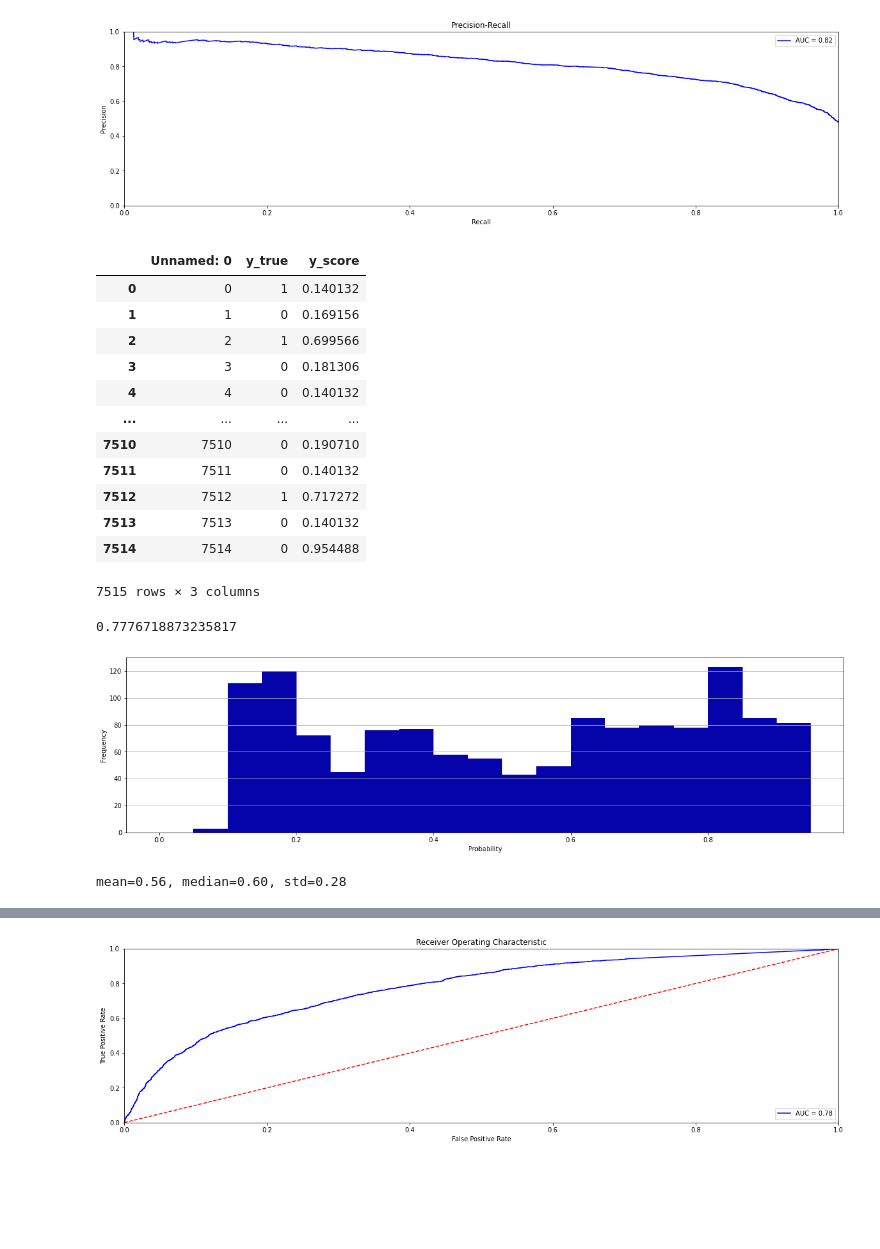
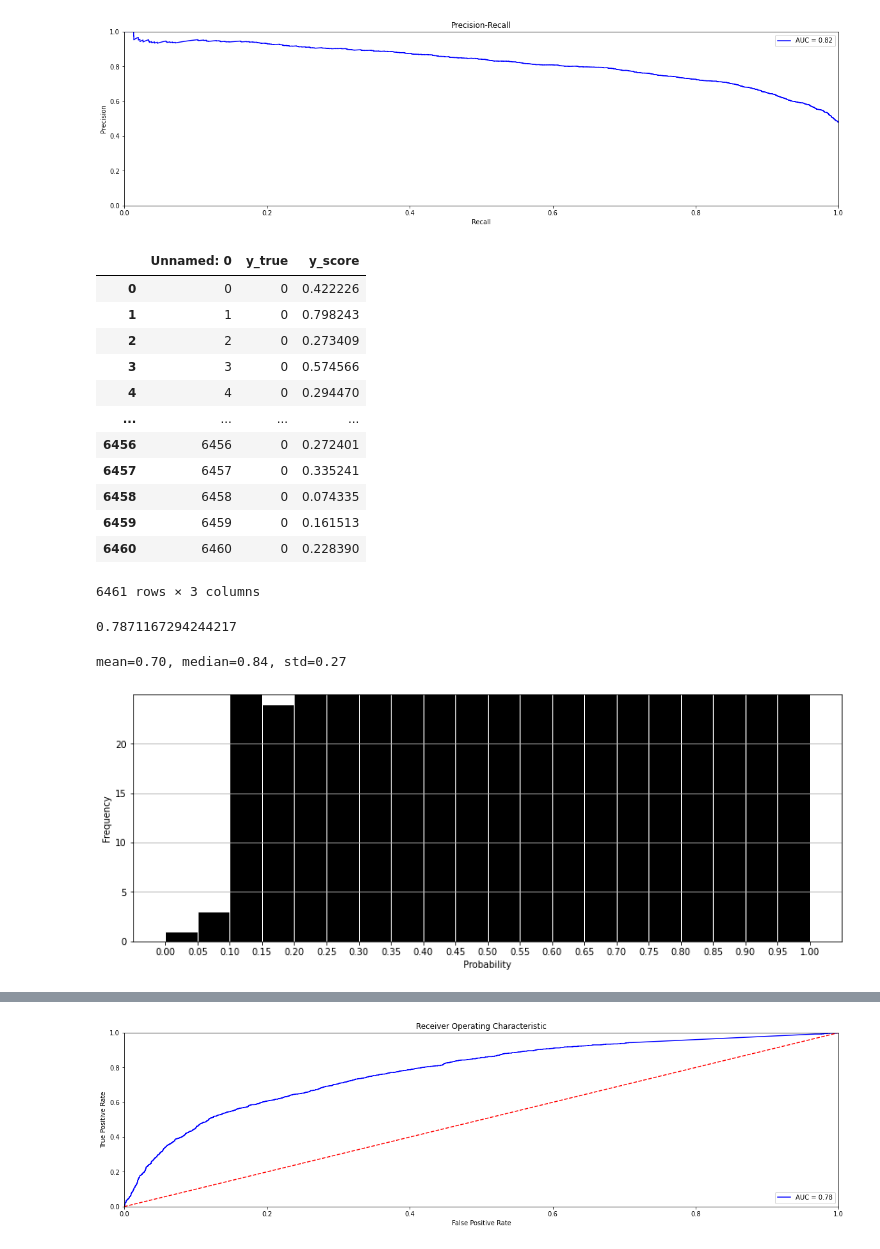
Before and after one commit to uw-swag/jit-bugpred, a Jupyter notebook: notebooks/jitgnn.ipynb, the cells around one changed output, grey strips where cells are left out. Cells and saved outputs as stored; diff of their text form; code cells hidden in the pictures; blank space fills up the shorter version.

```diff
--- a/notebooks/jitgnn.ipynb
+++ b/notebooks/jitgnn.ipynb
@@ -1238,42 +1232,48 @@ plt.show()
 # %% [output]
 [figure]
 # %%
-df = pd.read_csv('../data/test_result_33.csv')
+df = pd.read_csv('../data/test_result_18.csv')
 df
 # %% [output]
 |  | Unnamed: 0 | y_true | y_score |
-| 0 | 0 | 1 | 0.140132 |
-| 1 | 1 | 0 | 0.169156 |
-| 2 | 2 | 1 | 0.699566 |
-| 3 | 3 | 0 | 0.181306 |
-| 4 | 4 | 0 | 0.140132 |
+| 0 | 0 | 0 | 0.422226 |
+| 1 | 1 | 0 | 0.798243 |
+| 2 | 2 | 0 | 0.273409 |
+| 3 | 3 | 0 | 0.574566 |
+| 4 | 4 | 0 | 0.294470 |
 | ... | ... | ... | ... |
-| 7510 | 7510 | 0 | 0.190710 |
-| 7511 | 7511 | 0 | 0.140132 |
-| 7512 | 7512 | 1 | 0.717272 |
-| 7513 | 7513 | 0 | 0.140132 |
-| 7514 | 7514 | 0 | 0.954488 |
+| 6456 | 6456 | 0 | 0.272401 |
+| 6457 | 6457 | 0 | 0.335241 |
+| 6458 | 6458 | 0 | 0.074335 |
+| 6459 | 6459 | 0 | 0.161513 |
+| 6460 | 6460 | 0 | 0.228390 |
-7515 rows × 3 columns
+6461 rows × 3 columns
+# %%
+df = pd.concat([df[df['y_true'] == 1].sample(frac=0.15), df[df['y_true'] == 0]])
 # %%
 roc_auc_score(df['y_true'], df['y_score'])
 # %% [output]
-0.7776718873235817
+0.7871167294244217
 # %%
 buggy_df = df[df['y_true'] == 1]
 clean_df = df[df['y_true'] == 0]
 # %%
-plt.rcParams['figure.figsize'] = [20, 5]
-n, bins, patches = plt.hist(x=buggy_df['y_score'], bins=np.arange(0.0, 1.0, 0.05), color='#0504aa')
+plt.rcParams['figure.figsize'] = [14, 5]
+n, bins, patches = plt.hist(x=buggy_df['y_score'], bins=np.arange(0.0, 1.01, 0.05), color='black', ec='white')
 plt.grid(axis='y')
 plt.xlabel('Probability')
 plt.ylabel('Frequency')
 maxfreq = n.max()
-plt.ylim(ymax=np.ceil(maxfreq / 10) * 10 if maxfreq % 10 else maxfreq + 10)
-plt.show()
+# plt.ylim(ymax=np.ceil(maxfreq / 10 + 1) * 10 if maxfreq % 10 else maxfreq + 50)
+plt.ylim([0, 25])
+plt.xticks(np.arange(0, 1.01, 0.05))
+plt.yticks(np.arange(0, 25, 5))
+
+plt.savefig('openstack_jitgnn_buggy.png', dpi=300, bbox_inches='tight')
 
 agg = buggy_df['y_score'].agg(['mean', 'median', 'std'])
 print('mean={:.2f}, median={:.2f}, std={:.2f}'.format(agg['mean'], agg['median'], agg['std']))
 # %% [output]
+mean=0.70, median=0.84, std=0.27
-[figure, old version]
+[figure, new version]
-mean=0.56, median=0.60, std=0.28
 # %%
```
Also changed, not shown: parts of 26 cells of this notebook, 50 other files.
